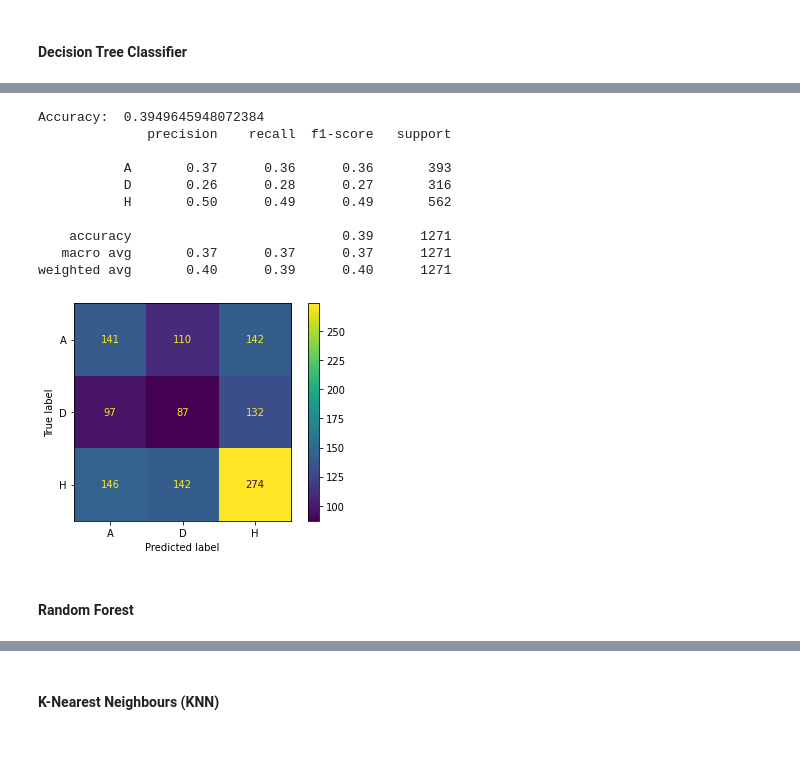
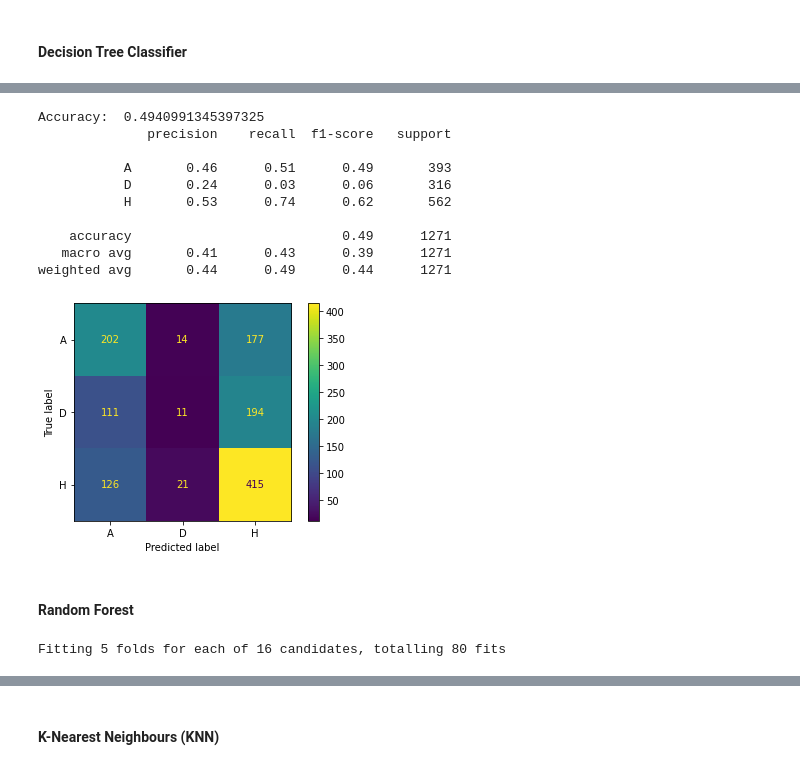
Before and after one commit to Adamliu1/GCW_0036, a Jupyter notebook: Group_N_draft(1).ipynb, the cells around one changed output, grey strips where cells are left out. Cells and saved outputs as stored; diff of their text form; code cells hidden in the pictures.

Commit message:
added cross validation section & added plot function (training loss v.s. cross validation loss)

```diff
--- a/Group_N_draft(1).ipynb
+++ b/Group_N_draft(1).ipynb
@@ -221,0 +539,31 @@ KeyError: ignored
+# %%
+# inspired by https://matplotlib.org/stable/gallery/lines_bars_and_markers/horizontal_barchart_distribution.html#sphx-glr-gallery-lines-bars-and-markers-horizontal-barchart-distribution-py
+
+category_names = ['H', 'A', 'D']
+results = counts
+
+labels = list(results.keys())
+data = np.array(list(results.values()))
+data_cum = data.cumsum(axis=1)
+category_colors = plt.colormaps['twilight'](
+    np.linspace(0.15, 0.85, data.shape[1]))
+
+fig, ax = plt.subplots(figsize=(10, 8))
+ax.invert_yaxis()
+ax.xaxis.set_visible(False)
+ax.set_xlim(0, np.sum(data, axis=1).max())
+
+for i, (colname, color) in enumerate(zip(category_names, category_colors)):
+    widths = data[:, i]
+    starts = data_cum[:, i] - widths
+    rects = ax.barh(labels, widths, left=starts, height=0.5,
+                    label=colname, color=color)
+
+    r, g, b, _ = color
+    text_color = 'white' if r * g * b < 0.5 else 'darkgrey'
+    ax.bar_label(rects, label_type='center', fmt='%.1f', color=text_color)
+
+ax.legend(ncol=len(category_names), bbox_to_anchor=(0, 0),
+            loc='upper left', fontsize='small')
+plt.title("Average match results (%) w.r.t. months across years 2000-2022")
+plt.show()
@@ -481,3 +846,7 @@ FTR_encoder = LabelEncoder()
 y_train = FTR_encoder.fit_transform(y_train);
 # %% [markdown]
 #### Decision Tree Classifier
+# %%
+# Fit the model using training data
+clf = fit_DT(X_train, y_train)
+results = clf.cv_results_
@@ -484,26 +860,29 @@ y_train = FTR_encoder.fit_transform(y_train);
 # %%
-# Create an empty Tree model
-dt = DecisionTreeClassifier(random_state=42)
-# Fit the model using training data
-dt.fit(X_train, y_train)
+best_clf = clf.best_estimator_
 # Make predictions using the model we have created
-y_pred = dt.predict(X_test)
+y_pred = best_clf.predict(X_test)
 # Reconverting prediction values (i.e. 0, 1 or 2) back into (H, D or A) using the FTR_encoder defined in earlier cell
 y_pred = FTR_encoder.inverse_transform(y_pred)
 
 evaluate_report(y_pred, y_test)
 model_acc_dict['DT'] = round(accuracy_score(y_test,y_pred)*100, 2)
 # %% [output]
-Accuracy:  0.3949645948072384
+Accuracy:  0.4940991345397325
               precision    recall  f1-score   support
 
-           A       0.37      0.36      0.36       393
-           D       0.26      0.28      0.27       316
-           H       0.50      0.49      0.49       562
+           A       0.46      0.51      0.49       393
+           D       0.24      0.03      0.06       316
+           H       0.53      0.74      0.62       562
 
-    accuracy                           0.39      1271
-   macro avg       0.37      0.37      0.37      1271
-weighted avg       0.40      0.39      0.40      1271
+    accuracy                           0.49      1271
+   macro avg       0.41      0.43      0.39      1271
+weighted avg       0.44      0.49      0.44      1271
-[figure, old version]
+[figure, new version]
 # %% [markdown]
 #### Random Forest
+# %%
+# Fit the model using training data
+clf = fit_RF(X_train, y_train)
+results = clf.cv_results_
+# %% [output]
+Fitting 5 folds for each of 16 candidates, totalling 80 fits
```
Also changed, not shown: parts of 94 cells of this notebook, 3 other files.
